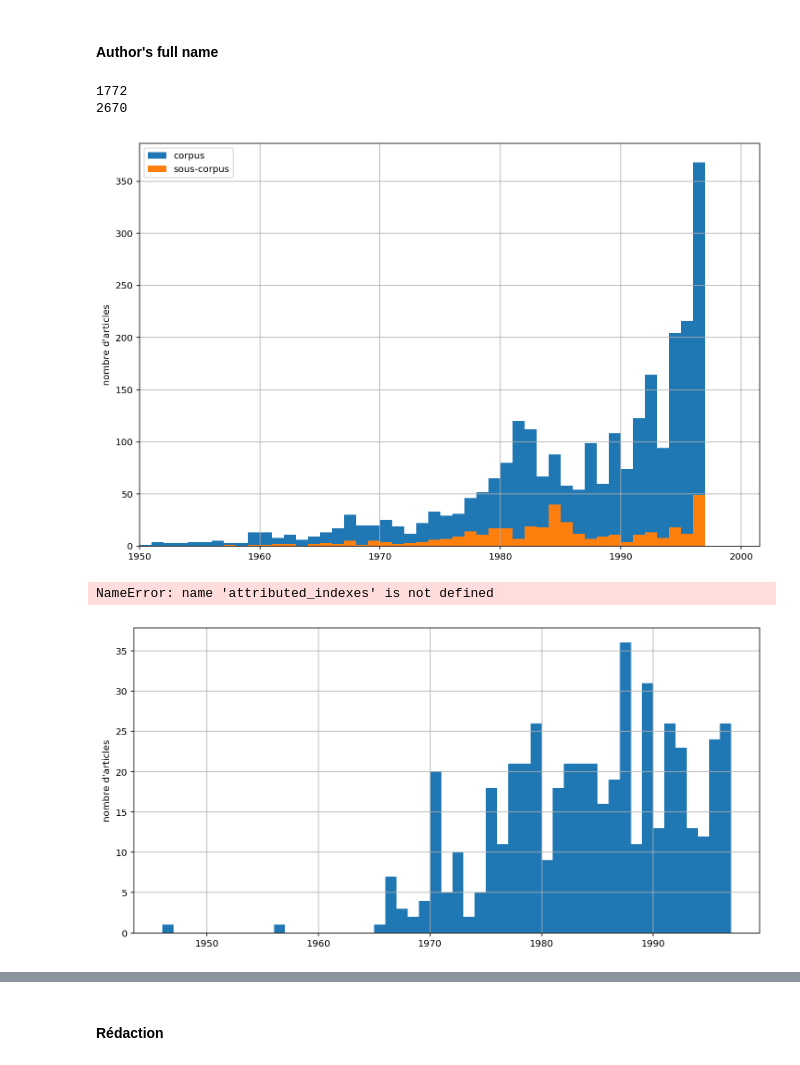
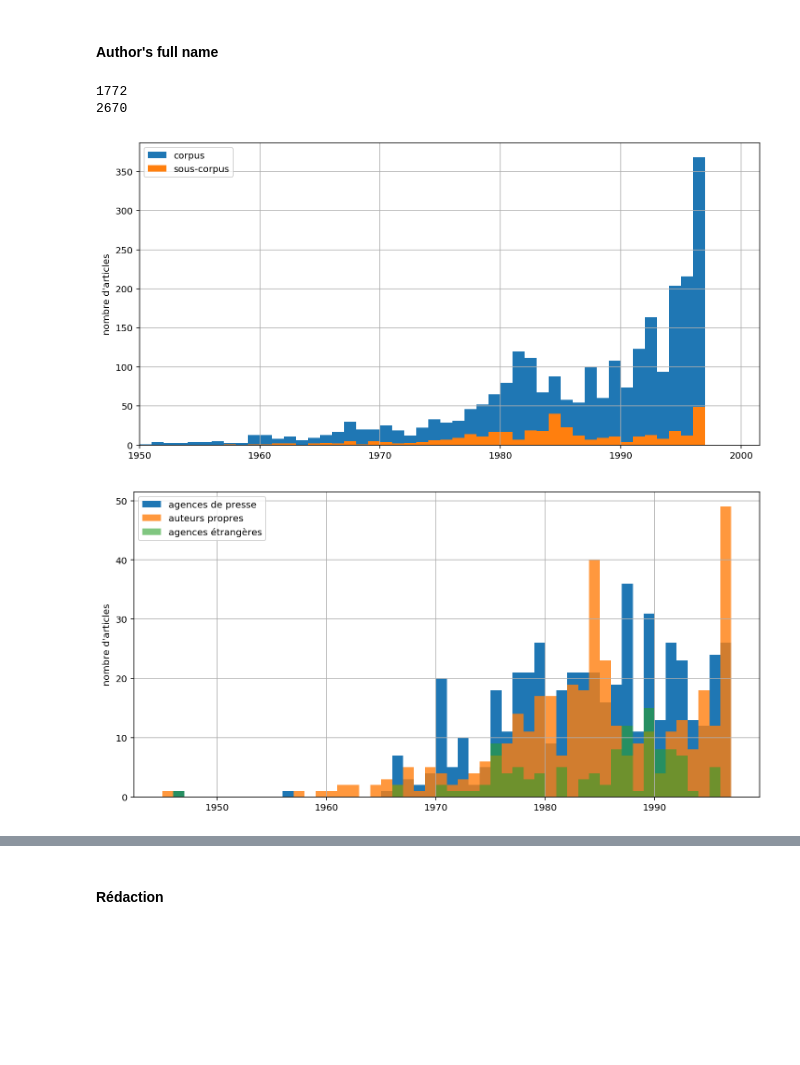
Before and after one commit to RomainMendez/Digital-Humanities-Project, a Jupyter notebook: src/author_analysis.ipynb, the cells around one changed output, grey strips where cells are left out. Cells and saved outputs as stored; diff of their text form; code cells hidden in the pictures; blank space fills up the shorter version.

Commit message:
Add entirely run notebook and author analysis.

```diff
--- a/src/author_analysis.ipynb
+++ b/src/author_analysis.ipynb
@@ -95,10 +92,10 @@ def year_series(series):
     return year_series, delta_years
 
 
-def year_hist(series):
+def year_hist(series, alpha=1):
     years, bins = year_series(series)
     plt.ylabel("nombre d'articles")
-    return years.hist(bins=bins)
+    return years.hist(bins=bins, alpha=alpha)
 # %%
 year_hist(articles[banking_indexes])
 year_hist(articles[banking_indexes & agency_indexes]);
@@ -291,21 +288,16 @@ plt.savefig("../rapport/methodology/author_attributed.png", dpi=200)
 # %% [output]
 1772
 2670
-[figure, old version]
+[figure, new version]
 # %%
-year_hist(articles[agency_indexes & banking_indexes]);
-year_hist(articles[attributed_indexes & banking_indexes]);
-year_hist(articles[foreign_agency_indexes & banking_indexes]);
+year_hist(articles[agency_indexes & banking_indexes])
+year_hist(articles[attributed_indexes & banking_indexes], alpha=0.8)
+year_hist(articles[foreign_agency_indexes & banking_indexes], alpha=0.6)
 
-plt.legend([
-    "agences de presse",
-    "auteurs propres",
-    "agences étrangères"
-]);
-plt.savefig("../rapport/analysis/authors_agency_count.png", dpi=200);
+plt.legend(["agences de presse", "auteurs propres", "agences étrangères"])
+plt.savefig("../rapport/analysis/authors_agency_count.png", dpi=200)
 # %% [output]
-NameError: name 'attributed_indexes' is not defined
-[figure, old version]
+[figure, new version]
 # %%
 full_name[banking_indexes & (articles.date.dt.year <= 1990)].value_counts()
 # %% [output]
```
Also changed, not shown: parts of 4 cells of this notebook, 4 other files.
